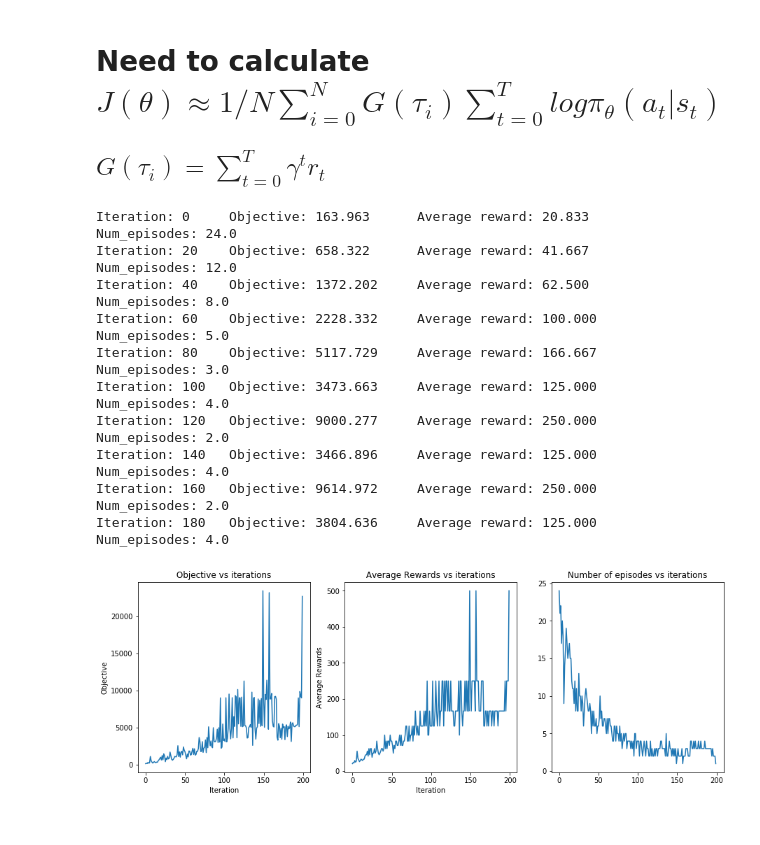
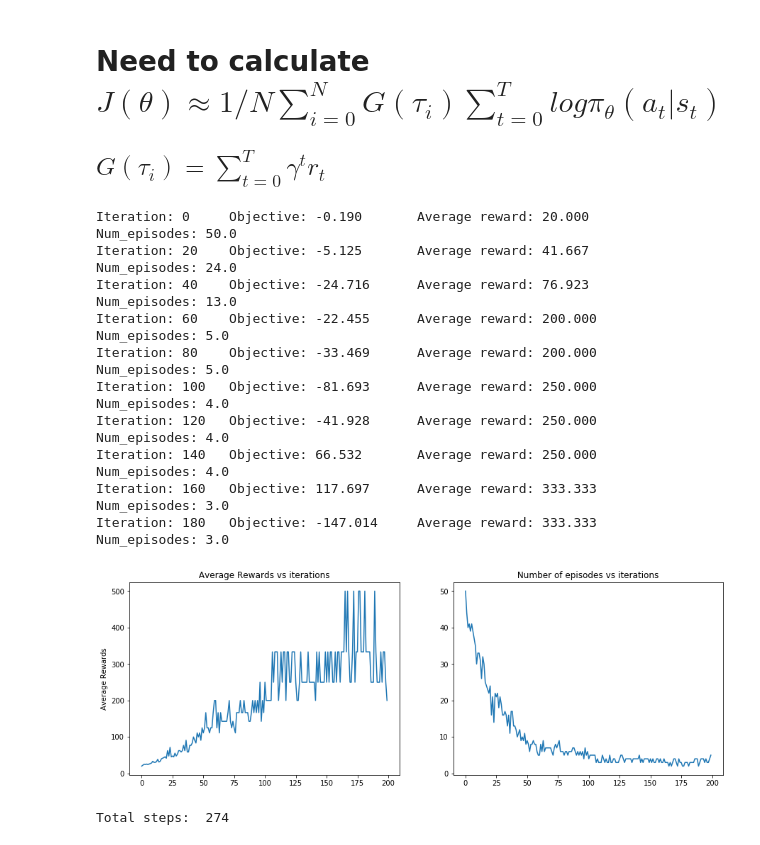
Before and after one commit to adqz/reinforcement_learning, a Jupyter notebook: hw3/q1.ipynb, the cells around one changed output. Drawn from its saved outputs; the diff is of its cells as text; code cells hidden in the pictures.

```diff
--- a/hw3/q1.ipynb
+++ b/hw3/q1.ipynb
@@ -191,25 +192,35 @@ class PolicyGradient:
             # Resetting variables
             self.num_steps = 0
             self.max_steps_reached = False
+            g, rewards, lpas = [], [], []
 
             # Looping until a maximum number of steps are taken
             while not(self.max_steps_reached):
                 # Run an episode with policy and count number of steps taken
                 r, log_prob_of_actions = self.runEpisode(policy_network)
                 n += 1 #increasing the episode count by 1
+                rewards.append(r)
+                lpas.append(log_prob_of_actions)
+                # Calculate modified return and summation of log probs of actions from the episode
+                T = len(r)
+                for q in range(T):
+                    modified_return = 0
+                    for t in range(q, T):
+                        modified_return += r[q]*gamma**(t-q)
+                    g.append(modified_return)
 
-                # Calculate modified return and summation of log probs of actions from the episode
+            assert len(g) == self.num_steps, 'Length of g ({0}) == number of steps ({1})'.format(len(g), self.num_steps)
+            b = np.mean(np.array(g))
+
+            for r, log_prob_of_actions in zip(rewards, lpas):
                 T = len(r)
                 for t in range(T):
                     modified_return = 0
                     for t_prime in range(t, T):
                         modified_return += r[t_prime]*gamma**(t_prime - t)
-                    b = modified_return/(T-t)
-                    objective += log_prob_of_actions[t]*(modified_return-b)
+                    objective += log_prob_of_actions[t]*(modified_return - b)
                 # Calculating average returns
                 avg_returns[i] += sum(r)
-
-                assert isinstance(objective, torch.Tensor)
 
             avg_returns[i] /= n
             num_episodes[i] = n
@@ -230,8 +241,8 @@ class PolicyGradient:
 ## $ G(\tau_{i}) = \sum_{t=0}^{T} \gamma^{t}r_{t}$
 # %%
 if __name__ == '__main__':
-    torch.manual_seed(1)
-    render_env = True
+    torch.manual_seed(69) #17
+    render_env = False
     plot = True
 
     part = 3
@@ -241,53 +252,51 @@ if __name__ == '__main__':
         policy_network = makePolicyNN(num_actions=2, lr=1e-3)
         pg = PolicyGradient(gamma=0.99, N = 200, max_steps=500)
         policy_network, arr_objective, avg_returns, num_episodes = pg.doReinforcePart1(policy_network, verbose=True)
 
     if part == 2:
         ## Part 2 (future discounted returns)
         policy_network = makePolicyNN(num_actions=2, lr=1e-3)
         pg = PolicyGradient(gamma=0.99, N = 200, max_steps=500)
         policy_network, arr_objective, avg_returns, num_episodes = pg.doReinforcePart2(policy_network, verbose=True)
 
     if part == 3:
         ## Part 3 (future discounted returns - bias)
         policy_network = makePolicyNN(num_actions=2, lr=1e-3)
         pg = PolicyGradient(gamma=0.99, N = 200, max_steps=500)
         policy_network, arr_objective, avg_returns, num_episodes = pg.doReinforcePart3(policy_network, verbose=True)
 
     if plot:
-        fig, axs = plt.subplots(1, 3, figsize=(15,5))
+        fig, axs = plt.subplots(1, 2, figsize=(15,5))
         axs = axs.flatten()
-        axs[0].plot(arr_objective)
-        axs[0].set_xlabel('Iteration')
-        axs[0].set_ylabel('Objective')
-        axs[0].set_title(' Objective vs iterations ')
-        axs[1].plot(avg_returns)
-        axs[1].set_xlabel('Iteration')
-        axs[1].set_ylabel('Average Rewards')
-        axs[1].set_title(' Average Rewards vs iterations ')
-        axs[2].plot(num_episodes)
-        axs[2].set_title(' Number of episodes vs iterations ')
+        axs[0].plot(avg_returns)
+        axs[0].set_ylabel('Average Rewards')
+        axs[0].set_title(' Average Rewards vs iterations ')
+        axs[1].plot(num_episodes)
+        axs[1].set_title(' Number of episodes vs iterations ')
         plt.show()
 
     if render_env:
         steps = 0
         state = pg.env.reset()
         done = False
-        while steps<300:
+        while not(done):
             a, _ = pg.getAction(policy_network, state)
             state, r, done, info = pg.env.step(a)
             steps+=1
             pg.env.render()
+            time.sleep(0.01)
+        print('Total steps: ', steps)
         pg.env.env.close()
 # %% [output]
-Iteration: 0     Objective: 163.963      Average reward: 20.833          Num_episodes: 24.0
-Iteration: 20    Objective: 658.322      Average reward: 41.667          Num_episodes: 12.0
-Iteration: 40    Objective: 1372.202     Average reward: 62.500          Num_episodes: 8.0
-Iteration: 60    Objective: 2228.332     Average reward: 100.000         Num_episodes: 5.0
-Iteration: 80    Objective: 5117.729     Average reward: 166.667         Num_episodes: 3.0
-Iteration: 100   Objective: 3473.663     Average reward: 125.000         Num_episodes: 4.0
-Iteration: 120   Objective: 9000.277     Average reward: 250.000         Num_episodes: 2.0
-Iteration: 140   Objective: 3466.896     Average reward: 125.000         Num_episodes: 4.0
-Iteration: 160   Objective: 9614.972     Average reward: 250.000         Num_episodes: 2.0
-Iteration: 180   Objective: 3804.636     Average reward: 125.000         Num_episodes: 4.0
+Iteration: 0     Objective: -0.190       Average reward: 20.000          Num_episodes: 50.0
+Iteration: 20    Objective: -5.125       Average reward: 41.667          Num_episodes: 24.0
+Iteration: 40    Objective: -24.716      Average reward: 76.923          Num_episodes: 13.0
+Iteration: 60    Objective: -22.455      Average reward: 200.000         Num_episodes: 5.0
+Iteration: 80    Objective: -33.469      Average reward: 200.000         Num_episodes: 5.0
+Iteration: 100   Objective: -81.693      Average reward: 250.000         Num_episodes: 4.0
+Iteration: 120   Objective: -41.928      Average reward: 250.000         Num_episodes: 4.0
+Iteration: 140   Objective: 66.532       Average reward: 250.000         Num_episodes: 4.0
+Iteration: 160   Objective: 117.697      Average reward: 333.333         Num_episodes: 3.0
+Iteration: 180   Objective: -147.014     Average reward: 333.333         Num_episodes: 3.0
-[figure, old version]
+[figure, new version]
+Total steps:  274
```
Also changed, not shown: parts of 1 cell of this notebook, 2 other files.
